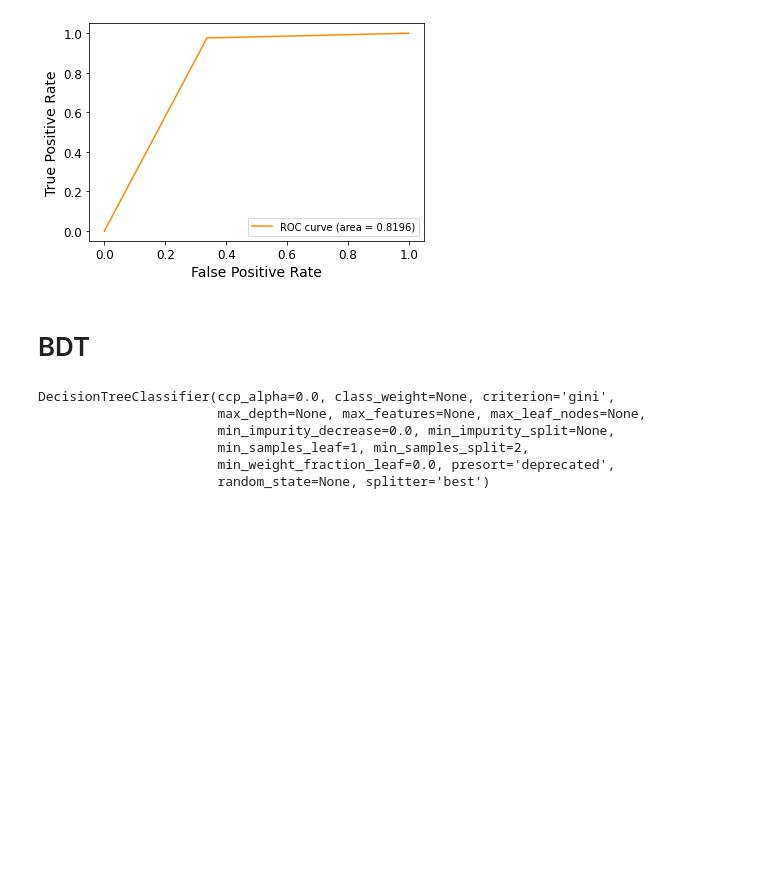
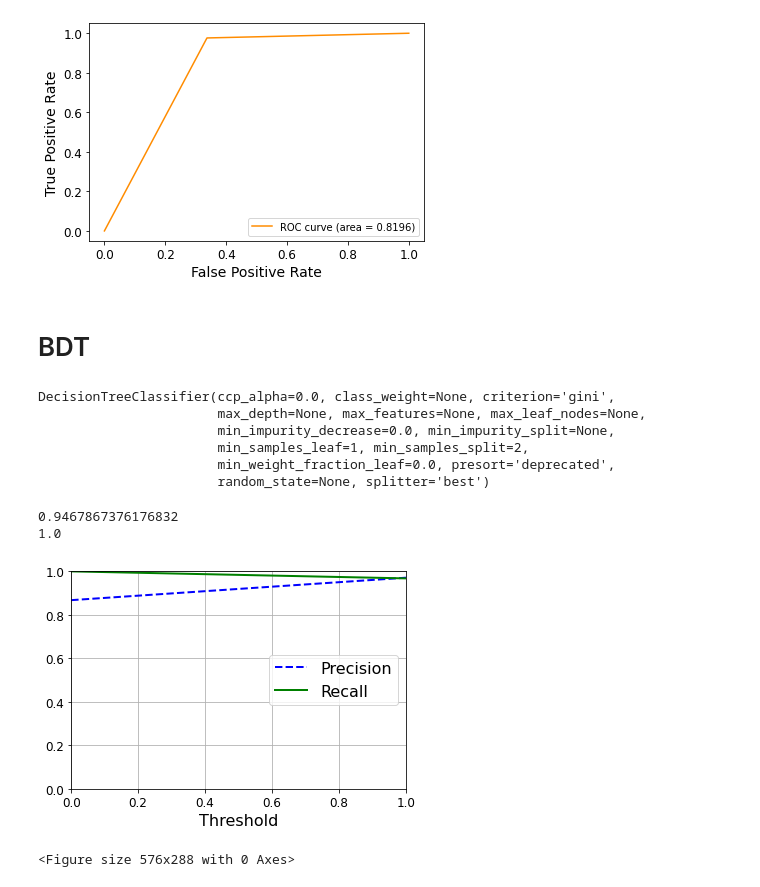
Before and after one commit to ChiaraDeMartin95/ciao, a Jupyter notebook: PionIDwithML.ipynb, the cells around one changed output. Saved outputs shown, nothing was run; the diff lists cells and outputs as text; code cells hidden in the pictures; blank space fills up the shorter version.

```diff
--- a/PionIDwithML.ipynb
+++ b/PionIDwithML.ipynb
@@ -809,0 +827,26 @@ DecisionTreeClassifier(ccp_alpha=0.0, class_weight=None, criterion='gini',
+# %%
+y_Train_predBDT=clf.predict(X_Train)
+y_Test_predBDT=clf.predict(X_Test)
+print(accuracy_score(y_Test, y_Test_predBDT))
+print(accuracy_score(y_Train, y_Train_predBDT))
+# %% [output]
+0.9467867376176832
+1.0
+# %%
+from sklearn.metrics import precision_recall_curve
+precisions, recalls, thresholds = precision_recall_curve(y_Test, y_Test_predBDT)
+
+def plot_precision_recall_vs_threshold(precisions, recalls, thresholds):
+    plt.plot(thresholds, precisions[:-1], "b--", label="Precision", linewidth=2)
+    plt.plot(thresholds, recalls[:-1], "g-", label="Recall", linewidth=2)
+    plt.legend(loc="center right", fontsize=16)
+    plt.xlabel("Threshold", fontsize=16)
+    plt.axis([0, 1, 0, 1])
+    plt.grid(True)
+    plt.figure(figsize=(8, 4))
+
+plot_precision_recall_vs_threshold(precisions, recalls, thresholds)
+plt.show()
+# %% [output]
+[figure, added]
+<Figure size 576x288 with 0 Axes>
```
Also changed, not shown: parts of 26 cells of this notebook.
